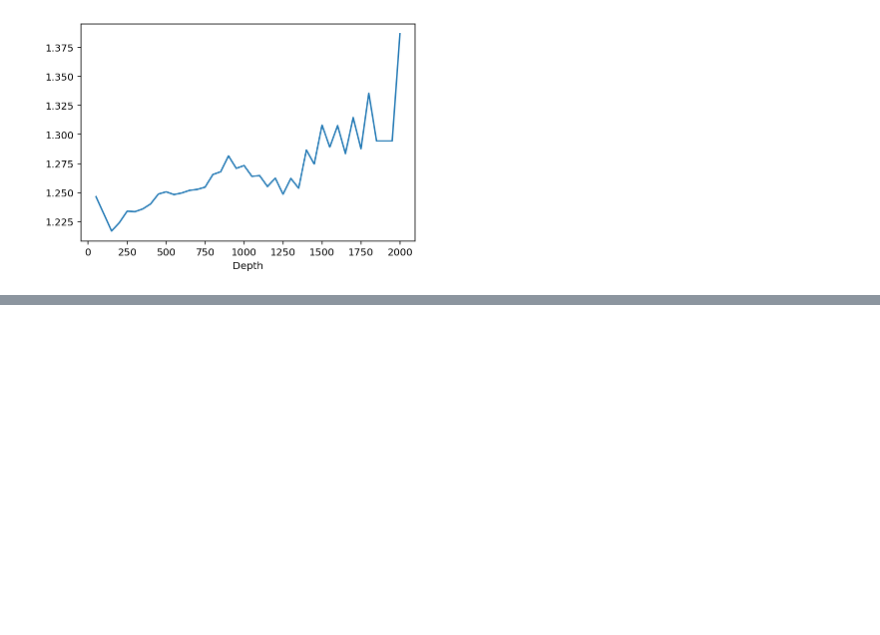
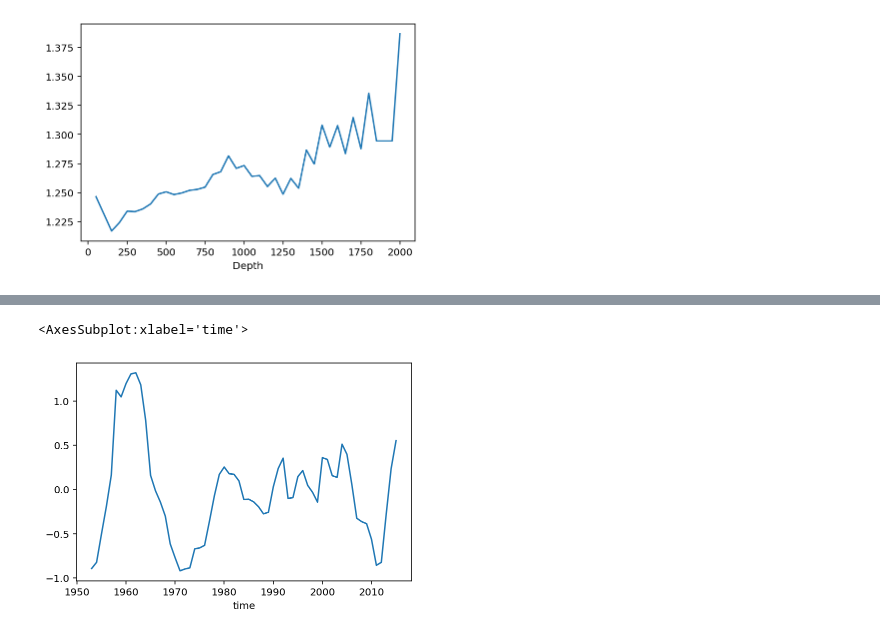
Before and after one commit to Jacobiaan/SLBudget, a Jupyter notebook: notebooks/StericOptimization.ipynb, the cells around one changed output, grey strips where cells are left out. Drawn from its saved outputs; the diff is of its cells as text; code cells hidden in the pictures; blank space fills up the shorter version.

```diff
--- a/notebooks/StericOptimization.ipynb
+++ b/notebooks/StericOptimization.ipynb
@@ -282,0 +495,5 @@ error_df['AE'].plot()
+# %%
+diff_df.rolling(7,center=True).mean().plot()
+# %% [output]
+<AxesSubplot:xlabel='time'>
+[figure, added]
```
Also changed, not shown: parts of 23 cells of this notebook.
